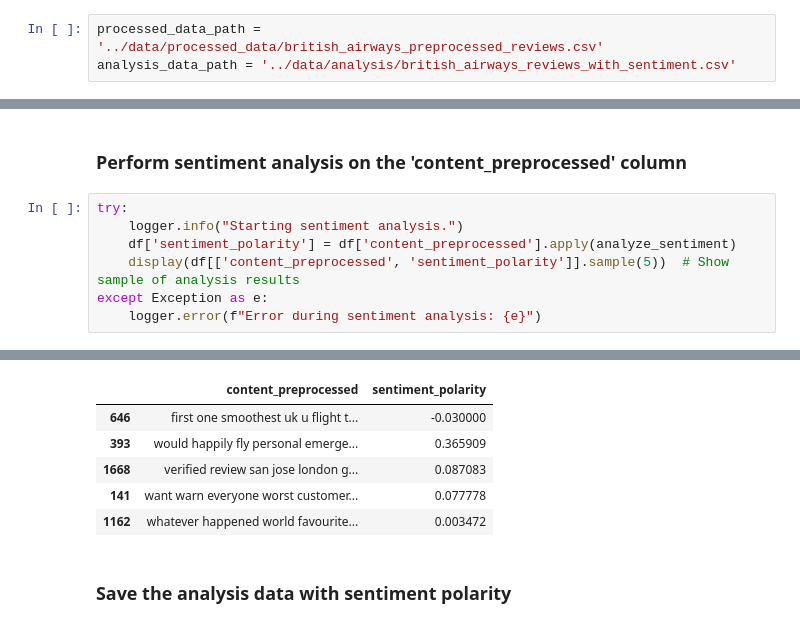
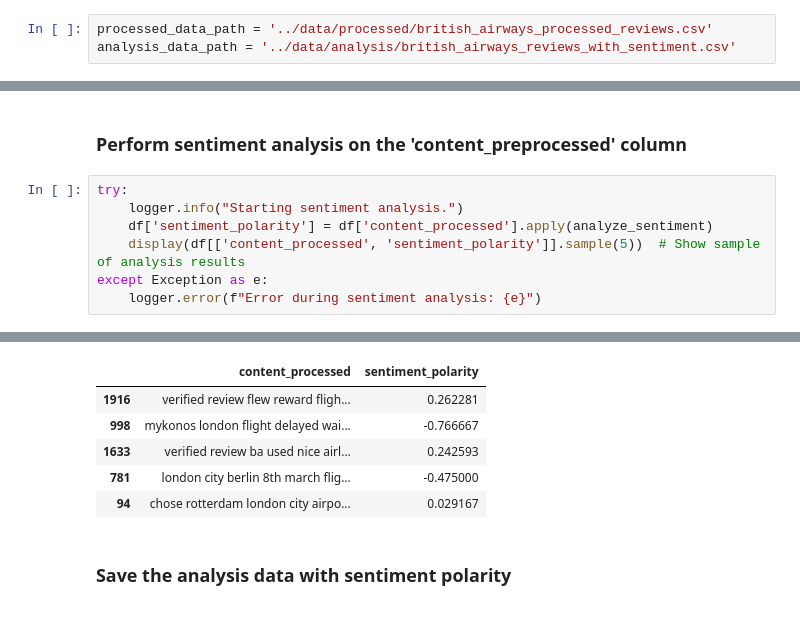
Before and after one commit to assaad-ali/skytrax-reviews, a Jupyter notebook: scripts/sentiment_analysis.ipynb, the cells around one changed output, grey strips where cells are left out. Cells and saved outputs as stored; diff of their text form.

Commit message:
UPdated sentiment analysis notebook
-Added logging

- udjusted file paths

```diff
--- a/scripts/sentiment_analysis.ipynb
+++ b/scripts/sentiment_analysis.ipynb
@@ -34,7 +34,7 @@ def analyze_sentiment(text):
 # %% [markdown]
 ### paths for data loading and saving
 # %%
-processed_data_path = '../data/processed_data/british_airways_preprocessed_reviews.csv'
+processed_data_path = '../data/processed/british_airways_processed_reviews.csv'
 analysis_data_path = '../data/analysis/british_airways_reviews_with_sentiment.csv'
 # %%
 # Ensure analysis data directory exists
@@ -61,8 +61,8 @@ except Exception as e:
 # %%
 try:
     logger.info("Starting sentiment analysis.")
-    df['sentiment_polarity'] = df['content_preprocessed'].apply(analyze_sentiment)
-    display(df[['content_preprocessed', 'sentiment_polarity']].sample(5))  # Show sample of analysis results
+    df['sentiment_polarity'] = df['content_processed'].apply(analyze_sentiment)
+    display(df[['content_processed', 'sentiment_polarity']].sample(5))  # Show sample of analysis results
 except Exception as e:
     logger.error(f"Error during sentiment analysis: {e}")
 # %% [output]
@@ -70,9 +70,9 @@ except Exception as e:
-|  | content_preprocessed | sentiment_polarity |
-| 646 | first one smoothest uk u flight t... | -0.030000 |
-| 393 | would happily fly personal emerge... | 0.365909 |
-| 1668 | verified review san jose london g... | 0.087083 |
-| 141 | want warn everyone worst customer... | 0.077778 |
-| 1162 | whatever happened world favourite... | 0.003472 |
+|  | content_processed | sentiment_polarity |
+| 1916 | verified review flew reward fligh... | 0.262281 |
+| 998 | mykonos london flight delayed wai... | -0.766667 |
+| 1633 | verified review ba used nice airl... | 0.242593 |
+| 781 | london city berlin 8th march flig... | -0.475000 |
+| 94 | chose rotterdam london city airpo... | 0.029167 |
 # %% [markdown]
 ### Save the analysis data with sentiment polarity
 # %%
```
Also changed, not shown: parts of 5 cells of this notebook.
